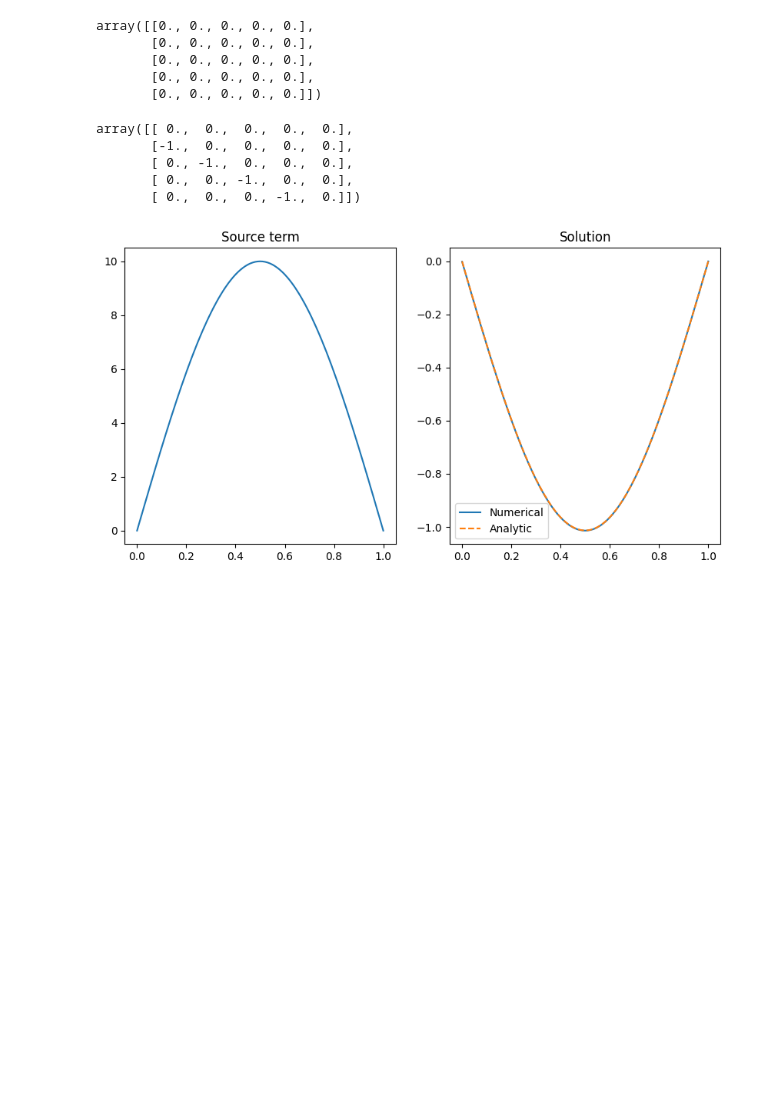
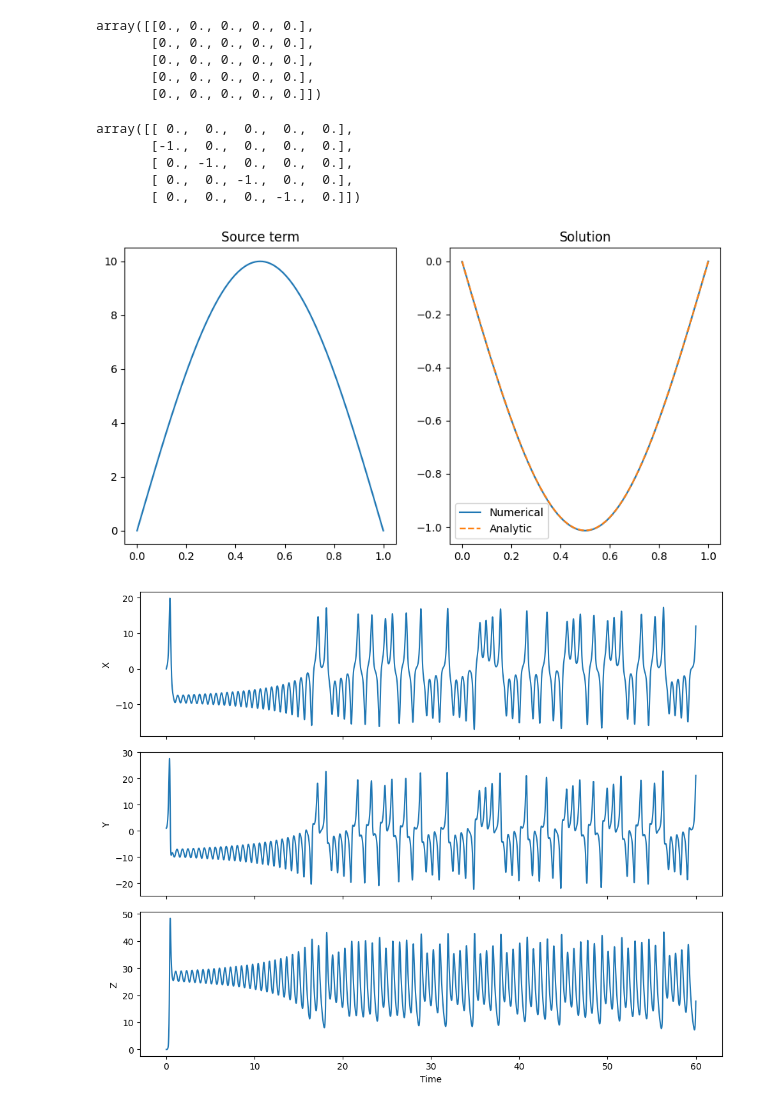
Before and after one commit to ChaPop870/63-530-Numerical-Modelling-and-Simulation-Scripts, a Jupyter notebook: src/2D-Array-Practice.ipynb, the cells around one changed output. Saved outputs shown, nothing was run; the diff lists cells and outputs as text; code cells hidden in the pictures; blank space fills up the shorter version.

```diff
--- a/src/2D-Array-Practice.ipynb
+++ b/src/2D-Array-Practice.ipynb
@@ -1245,3 +1245,84 @@ ax2.legend()
 plt.show()
 # %% [output]
 [figure]
+# %%
+import numpy as np
+import matplotlib.pyplot as plt
+
+# Parameters
+sigma = 10
+r = 28
+b = 8/3
+
+# Time settings
+dt = 0.01
+tf = 60
+
+t = np.arange(0, tf + dt, dt)
+nt = len(t)
+
+# Allocate arrays
+X = np.zeros(nt)
+Y = np.zeros(nt)
+Z = np.zeros(nt)
+
+# Initial conditions
+X[0] = 0
+Y[0] = 1
+Z[0] = 0
+
+
+def lorenz(x, y, z):
+    dxdt = -sigma * x + sigma * y
+    dydt = -x * z + r * x - y
+    dzdt = x * y - b * z
+
+    return np.array([dxdt, dydt, dzdt])
+
+
+# RK3 integration
+for n in range(nt - 1):
+
+    u_n = np.array([X[n], Y[n], Z[n]])
+
+    k1 = lorenz(*u_n)
+
+    k2 = lorenz(*(u_n + 0.5 * dt * k1))
+
+    k3 = lorenz(*(u_n - dt * k1 + 2 * dt * k2))
+
+    u_next = u_n + (dt / 6) * (k1 + 4 * k2 + k3)
+
+    X[n+1], Y[n+1], Z[n+1] = u_next
+
+
+# Plot time series
+fig, ax = plt.subplots(3, 1, figsize=(10, 8), sharex=True)
+
+ax[0].plot(t, X)
+ax[0].set_ylabel('X')
+
+ax[1].plot(t, Y)
+ax[1].set_ylabel('Y')
+
+ax[2].plot(t, Z)
+ax[2].set_ylabel('Z')
+ax[2].set_xlabel('Time')
+
+plt.tight_layout()
+plt.show()
+
+
+# 3D attractor plot
+fig = plt.figure(figsize=(10, 7))
+ax = fig.add_subplot(111, projection='3d')
+
+ax.plot(X, Y, Z, lw=0.5)
+
+ax.set_xlabel('X')
+ax.set_ylabel('Y')
+ax.set_zlabel('Z')
+
+plt.show()
+# %% [output]
+[figure, added]
```
Also changed, not shown: parts of 1 cell of this notebook, 2 other files.
